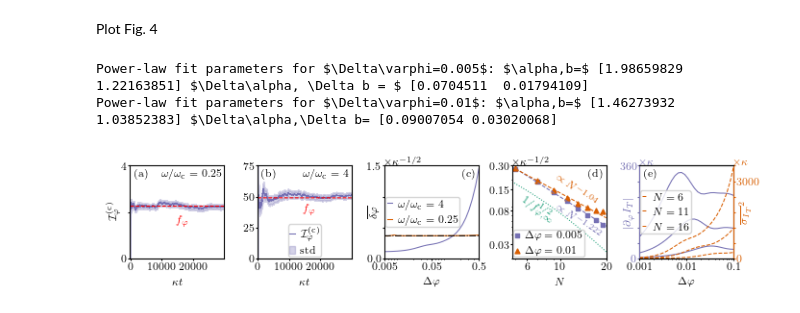
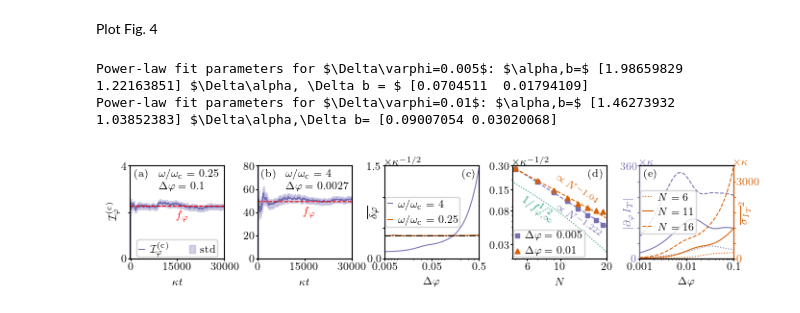
Before and after one commit to malikjirasek/optical-phase-estimation-with-the-boundary-time-crystal, a Jupyter notebook: Fig-4/est_err_count_plotting.ipynb, the cells around one changed output. Drawn from its saved outputs; the diff is of its cells as text; code cells hidden in the pictures.

```diff
--- a/Fig-4/est_err_count_plotting.ipynb
+++ b/Fig-4/est_err_count_plotting.ipynb
@@ -112,12 +112,12 @@ df2 = df2[df2["t"] >= 0]
 #------------------------------------------------------------------------------#
 # Fig. 4(a)
 
-axs[0].plot(df1["t"], df1["FI"]/df1["t"], color=colors[2])
+axs[0].plot(df1["t"], df1["FI"]/df1["t"], color=colors[2],label=r'$\mathcal{I}^\mathrm{(c)}_\varphi$')
 axs[0].fill_between(df1["t"], (df1["FI"]-df1["std"])/df1["t"],
-                    (df1["FI"]+df1["std"])/df1["t"], alpha=0.3, color=colors[2])
+                    (df1["FI"]+df1["std"])/df1["t"], alpha=0.3, color=colors[2], label='std')
 axs[0].plot(df1["t"], QFI[2][2]*np.ones(len(df1["t"])),
             color='r', linestyle='dashed')
-axs[0].text(1.45e4, QFI[2][2] - 0.4, r'$f_\varphi$', fontsize=8,
+axs[0].text(1.45e4, QFI[2][2] - 0.2, r'$f_\varphi$', fontsize=8,
             color='r', verticalalignment='top')
 axs[0].set_xlabel(r"$\kappa t$")
 axs[0].set_ylabel(r"$\mathcal{I}^{(\mathrm{c})}_\varphi$")
@@ -125,13 +125,17 @@ axs[0].set_ylim([0, 4])
 axs[0].set_yticks([0, 2, 4])
 axs[0].set_yticklabels([0,'' ,4])
 axs[0].set_xlim([-200, 3e4])
-axs[0].set_xticks([0, 10000, 20000])
-axs[0].set_xticklabels([0, r'$10000$', r'$20000$'])
+axs[0].set_xticks([0, 15000, 30000])
+axs[0].set_xticklabels([0, r'$15000$', r'$30000$'])
 axs[0].yaxis.set_label_coords(-0.1, 0.5)
 axs[0].text(0.05, 0.97, '(a)', transform=axs[0].transAxes,
             horizontalalignment='left', verticalalignment='top')
-axs[0].text(0.97, 0.97, r'$\omega/\omega_\mathrm{c}=0.25$', transform=axs[0].transAxes,
-            horizontalalignment='right', verticalalignment='top')
+axs[0].text(0.3, 0.97, r'$\omega/\omega_\mathrm{c}=0.25$', transform=axs[0].transAxes,
+            horizontalalignment='left', verticalalignment='top')
+axs[0].text(0.3, 0.82, r'$\Delta\varphi = 0.1$', transform=axs[0].transAxes,
+            horizontalalignment='left', verticalalignment='top')
+axs[0].legend(fontsize=8, handletextpad=0.5, loc='lower center', handlelength=0.5, borderaxespad=0.1,
+              ncol=2)
 
 #------------------------------------------------------------------------------#
 # Fig. 4(b)
@@ -144,18 +148,19 @@ axs[1].plot(df2["t"], QFI[1][2]*np.ones(len(df2["t"])),
 axs[1].text(1.45e4, QFI[1][2] - 5, r'$f_\varphi$', fontsize=8,
             color='r', verticalalignment='top')
 axs[1].set_xlabel(r"$\kappa t$")
-axs[1].legend(fontsize=8, handletextpad=0.5, loc='lower center', handlelength=0.5, borderaxespad=0.1)
 axs[1].set_xlim([-200, 3e4])
-axs[1].set_ylim([0, 75])
-axs[1].set_xticks([0, 10000, 20000])
-axs[1].set_xticklabels([0, r'$10000$', r'$20000$'])
-axs[1].set_yticks([0, 25, 50, 75])
-axs[1].set_yticklabels([0, 25, 50, 75])
+axs[1].set_ylim([0, 80])
+axs[1].set_xticks([0, 15000, 30000])
+axs[1].set_xticklabels([0, r'$15000$', r'$30000$'])
+axs[1].set_yticks([0, 20, 40, 60, 80])
+axs[1].set_yticklabels([0, 20, 40, 60, 80])
 axs[1].yaxis.set_label_coords(-0.05, 0.5)
 axs[1].text(0.05, 0.97, '(b)', transform=axs[1].transAxes,
             horizontalalignment='left', verticalalignment='top')
-axs[1].text(0.97, 0.97, r'$\omega/\omega_\mathrm{c}=4$', transform=axs[1].transAxes,
-            horizontalalignment='right', verticalalignment='top')
+axs[1].text(0.3, 0.97, r'$\omega/\omega_\mathrm{c}=4$', transform=axs[1].transAxes,
+            horizontalalignment='left', verticalalignment='top')
+axs[1].text(0.3, 0.82, r'$\Delta\varphi = 0.0027$', transform=axs[1].transAxes,
+            horizontalalignment='left', verticalalignment='top')
 
 #------------------------------------------------------------------------------#
 # Fig. 4(c)
@@ -247,10 +252,10 @@ df  = df.loc[df['N']==6]
 
 axs[4].plot(df['phi'].loc[(df['ratio']==4)],
             df['abs_deriv'].loc[(df['ratio']==4)],
-            color=colors[2], label=r'$N=6$')
+            color=colors[2], linestyle=':', label=r'$N=6$')
 ax_twin.plot(df['phi'].loc[(df['ratio']==4)],
              df['var'].loc[(df['ratio']==4)],
-             color=colors[1], linestyle='--', label=r'$N=6$')
+             color=colors[1], linestyle=':', label=r'$N=6$')
 
 df  = pd.read_csv('est_err_abs_fig4c.csv')
 df  = pd.DataFrame(df)
@@ -258,10 +263,10 @@ df  = df.loc[df['N']==11]
 
 axs[4].plot(df['phi'].loc[(df['ratio']==4)],
             df['abs_deriv'].loc[(df['ratio']==4)],
-            color=colors[2], label=r'$N=11$')
+            color=colors[2], linestyle='-', label=r'$N=11$')
 ax_twin.plot(df['phi'].loc[(df['ratio']==4)],
              df['var'].loc[(df['ratio']==4)],
-             color=colors[1], linestyle='--', label=r'$N=11$')
+             color=colors[1], linestyle='-', label=r'$N=11$')
 
 df  = pd.read_csv('est_err_abs_fig4c.csv')
 df  = pd.DataFrame(df)
@@ -269,7 +274,7 @@ df  = df.loc[df['N']==16]
 
 axs[4].plot(df['phi'].loc[(df['ratio']==4)],
             df['abs_deriv'].loc[(df['ratio']==4)],
-            color=colors[2], label=r'$N=16$')
+            color=colors[2], linestyle='--', label=r'$N=16$')
 ax_twin.plot(df['phi'].loc[(df['ratio']==4)],
              df['var'].loc[(df['ratio']==4)],
              color=colors[1], linestyle='--', label=r'$N=16$')
@@ -281,32 +286,32 @@ axs[4].set_xticks([1e-3, 1e-2, 1e-1])
 axs[4].set_xlim([1e-3, 1e-1])
 axs[4].set_xticklabels([1e-3, 1e-2, 1e-1])
 axs[4].set_ylim([0,3.6e2])
 axs[4].set_yticks([0,60,120,180,240,300,360])
 axs[4].set_yticklabels([0,'','','','','',360])
 ax_twin.set_ylim([0,3600])
 ax_twin.set_yticks([0,600,1200,1800,2400,3000,3600])
 ax_twin.set_yticklabels([0,'','','','',3000,''])
 
 ax_twin.spines['left'].set_color(colors[2])
 axs[4].tick_params(axis='y', colors=colors[2], which='both')
 ax_twin.spines['right'].set_color(colors[1])
 ax_twin.tick_params(axis='y', colors=colors[1], which='both')
 
 axs[4].set_xlabel(r'$\Delta\varphi$')
 axs[4].yaxis.set_label_coords(-0.05, 0.5)
 ax_twin.yaxis.set_label_coords(1.05, 0.5)
 axs[4].text(0.05, 0.97, '(e)', transform=axs[4].transAxes,
             horizontalalignment='left', verticalalignment='top')
 axs[4].text(0, 1, r'$\times \kappa$', color=colors[2],
             transform=axs[4].transAxes, horizontalalignment='left',
             verticalalignment='bottom')
 ax_twin.text(1, 1, r'$\times \kappa$', color=colors[1],
              transform=ax_twin.transAxes, horizontalalignment='left',
              verticalalignment='bottom')
-ax_twin.legend(loc='center left', fontsize=8, handletextpad=0.5, handlelength=0.5, borderaxespad=0.1)
+ax_twin.legend(loc='center left', fontsize=8, handletextpad=0.5, handlelength=1, borderaxespad=0.1)
 
 fig.savefig('est_err_abs.pdf', dpi=1000)
 # %% [output]
 Power-law fit parameters for $\Delta\varphi=0.005$: $\alpha,b=$ [1.98659829 1.22163851] $\Delta\alpha, \Delta b = $ [0.0704511  0.01794109]
 Power-law fit parameters for $\Delta\varphi=0.01$: $\alpha,b=$ [1.46273932 1.03852383] $\Delta\alpha,\Delta b= [0.09007054 0.03020068]
-[figure, old version]
+[figure, new version]
```
Also changed, not shown: 1 other file.
